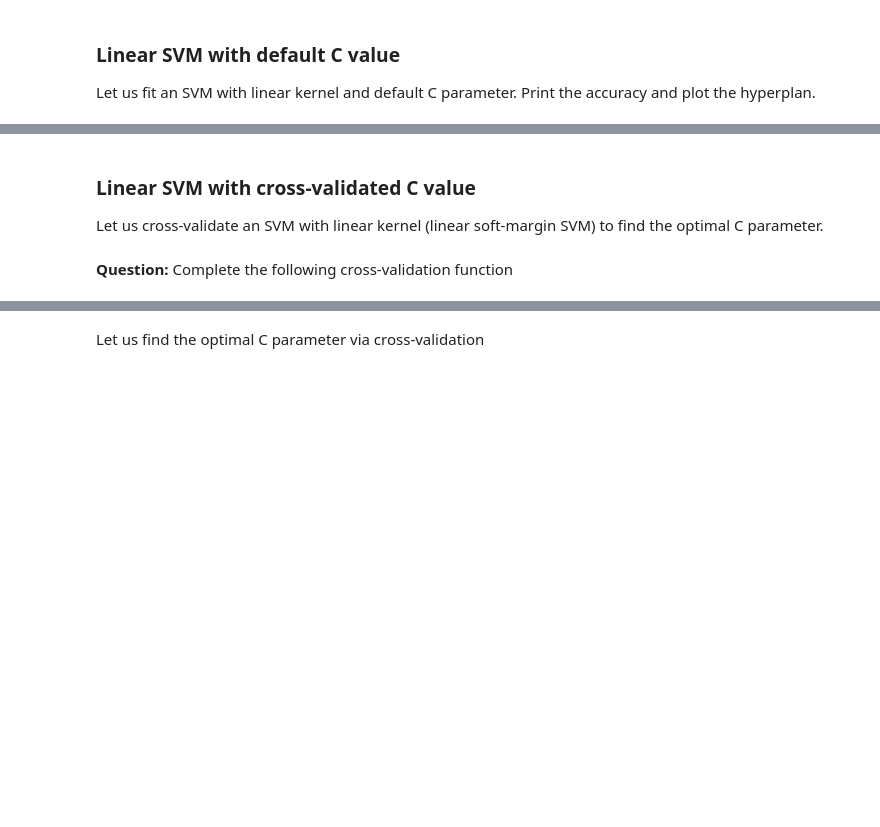
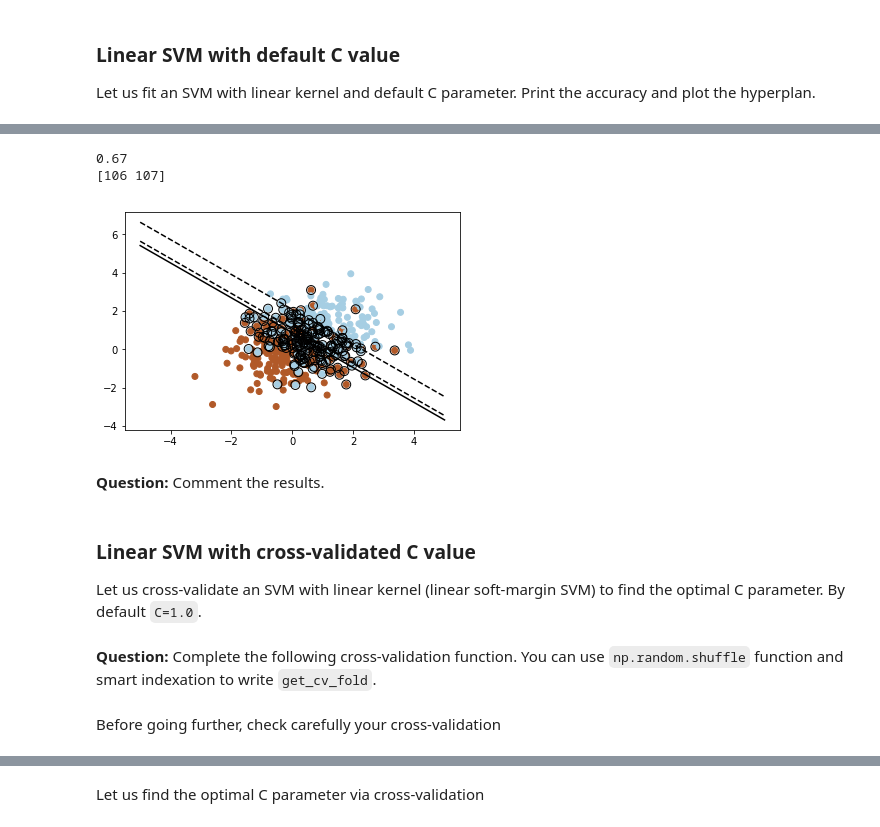
Before and after one commit to bplaye/TP_SVM_04-20-17, a Jupyter notebook: TP_SVM_04-20-17.ipynb, the cells around one changed output, grey strips where cells are left out. Saved outputs shown, nothing was run; the diff lists cells and outputs as text; code cells hidden in the pictures; blank space fills up the shorter version.

```diff
--- a/TP_SVM_04-20-17.ipynb
+++ b/TP_SVM_04-20-17.ipynb
@@ -97,6 +133,19 @@ Let us fit an SVM with linear kernel and default C parameter. Print the accuracy
+# %%
+clf = svm.SVC(kernel='linear')
+clf.fit(X_train,Y_train)
+Y_pred = clf.predict(X_test)
+print(metrics.accuracy_score(Y_test, Y_pred))
+print(clf.n_support_)
+plot_data_with_hyperplane(X_train,Y_train,clf)
+# %% [output]
+0.67
+[106 107]
+[figure, added]
+# %% [markdown]
+**Question:** Comment the results.
 # %% [markdown]
 ### Linear SVM with cross-validated C value
 
-Let us cross-validate an SVM with linear kernel (linear soft-margin SVM) to find the optimal C parameter.
+Let us cross-validate an SVM with linear kernel (linear soft-margin SVM) to find the optimal C parameter. By default `C=1.0`.
 # %% [markdown]
-**Question:** Complete the following cross-validation function
+**Question:** Complete the following cross-validation function. You can use `np.random.shuffle` function and smart indexation to write `get_cv_fold`.
@@ -102,0 +173,2 @@ Let us cross-validate an SVM with linear kernel (linear soft-margin SVM) to find
+# %% [markdown]
+Before going further, check carefully your cross-validation
```
Also changed, not shown: parts of 25 cells of this notebook.
